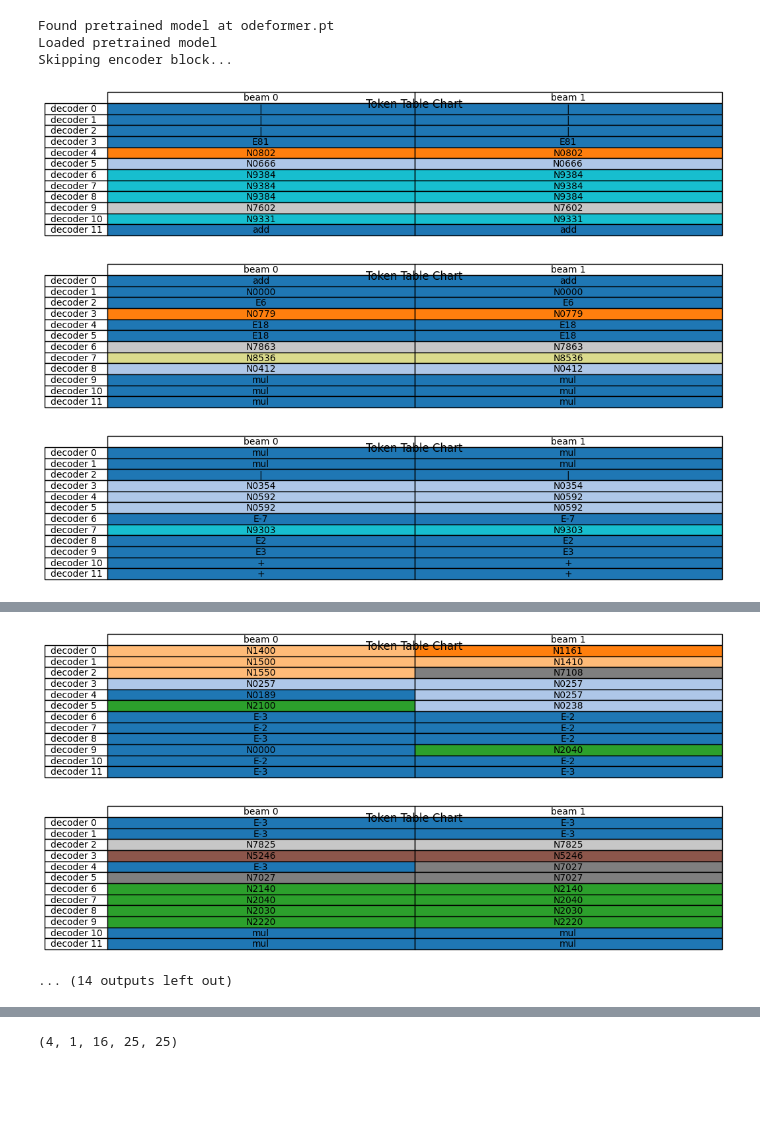
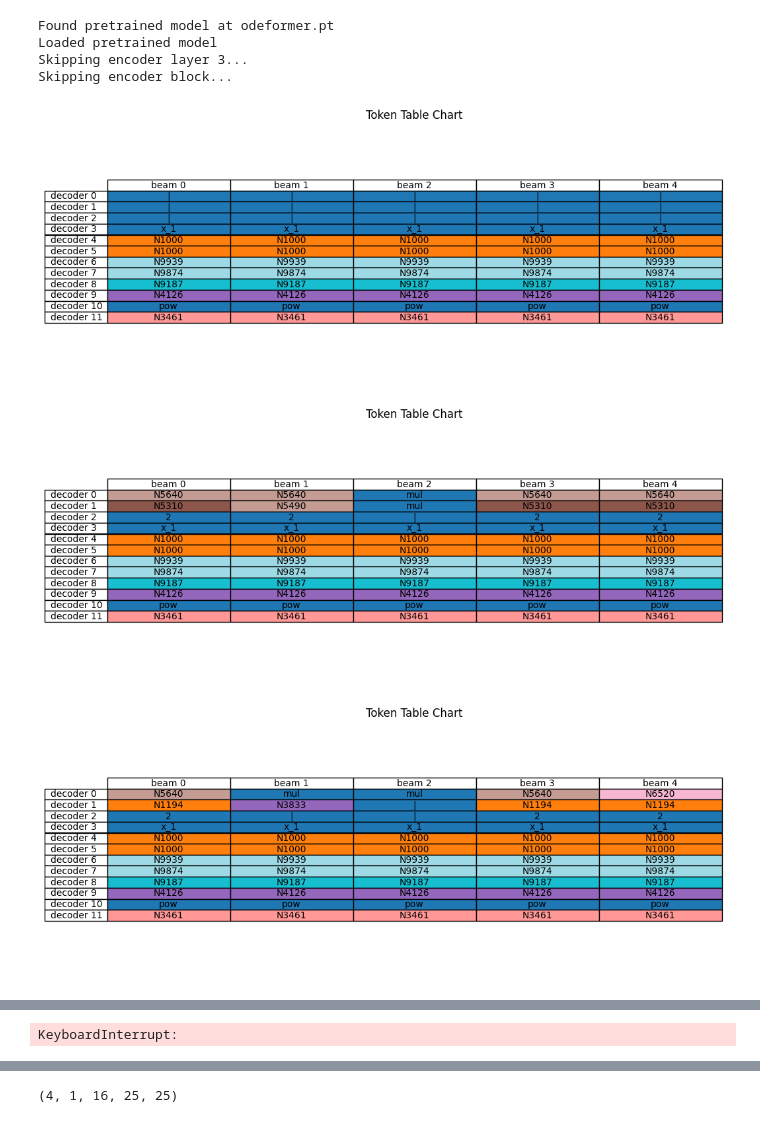
Before and after one commit to ayoakin/MIVLDE, a Jupyter notebook: subteams/LogitLens/odeformer-attnobsv.ipynb, the cells around one changed output, grey strips where cells are left out. Drawn from its saved outputs; the diff is of its cells as text; code cells hidden in the pictures; blank space fills up the shorter version.

Commit message:
added enc layer removal portion

```diff
--- a/subteams/LogitLens/odeformer-attnobsv.ipynb
+++ b/subteams/LogitLens/odeformer-attnobsv.ipynb
@@ -14,18 +23,21 @@ from tqdm import tqdm
 # %%
-    dstr = SymbolicTransformerRegressor(from_pretrained=True)
-    dstr.set_model_args({'beam_size': 2, 'beam_temperature': 0.1})
+dstr = SymbolicTransformerRegressor(from_pretrained=True, ignore_enc_layers=[0])
+dstr.set_model_args({'beam_size': 5, 'beam_temperature': 0.1})
 
-    times = np.linspace(1, 10, 25)
-    x1 = 2.0 * np.exp(c1_val * times)
-    trajectory = np.stack([x1], axis=1)
+times = np.linspace(1, 10, 25)
+x1 = 2.0 * np.exp(0.1 * times)
+trajectory = np.stack([x1], axis=1)
 
-    # Get stored attentions
-    dstr.fit(times, trajectory)
-    all_attentions = dstr.get_stored_attentions()
+# # Get stored attentions
+dstr.fit(times, trajectory)
+dstr.print(n_predictions=1)
+pred_trajectory = dstr.predict(times, trajectory[0])
+# all_attentions = dstr.get_stored_attentions()
 # %% [output]
 Found pretrained model at odeformer.pt
 Loaded pretrained model
+Skipping encoder layer 3...
 Skipping encoder block...
-[figure, old version]
+[figure, new version]
-[figure, old version]
+[figure, new version]
-[figure, old version]
+[figure, new version]
@@ -38,3 +50 @@ Skipping encoder block...
-[figure, removed]
-[figure, removed]
-... (14 outputs left out)
+KeyboardInterrupt:
```
Also changed, not shown: parts of 7 cells of this notebook.
